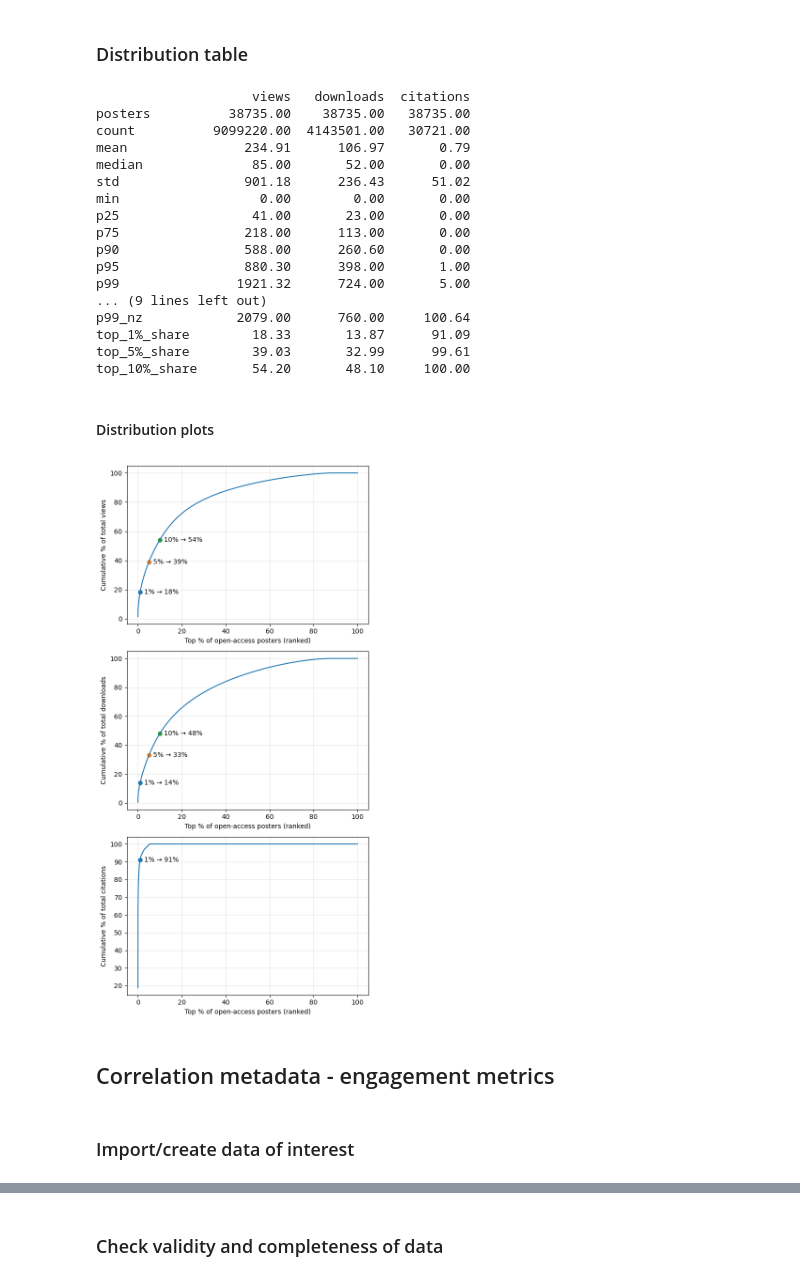
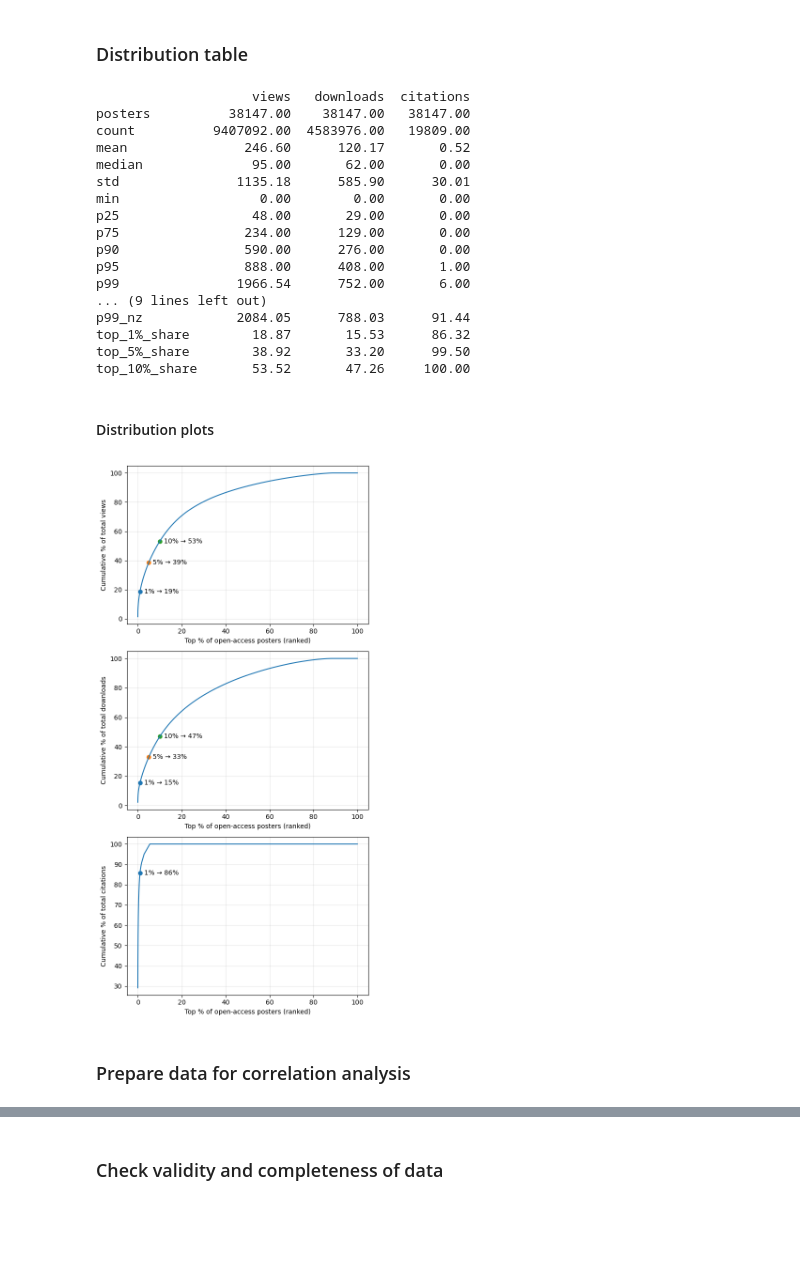
Before and after one commit to fairdataihub/poster-sharing-reuse-paper-code, a Jupyter notebook: poster-reuse.ipynb, the cells around one changed output, grey strips where cells are left out. Drawn from its saved outputs; the diff is of its cells as text; code cells hidden in the pictures; blank space fills up the shorter version.

Commit message:
fix: code for figshare metadata and citations

```diff
--- a/poster-reuse.ipynb
+++ b/poster-reuse.ipynb
@@ -58,7 +59,7 @@ def finalize_df(df):
     count_cols = [c for c in df.columns if c.endswith("_count")]
     float_cols = [c for c in df.columns if c.endswith("_percentage")]
     str_cols = [
-        "doi", "doi_url", "repository_url", "license_name",
+        "doi", "doi_url", "doi_norm", "repository_url", "license_name",
         "creation_date", "other_dates", "files", "repository"
     ]
     year_cols = ["creation_year"]
@@ -683,8 +745,3 @@ Added 19982 citations to the table
 # %%
-df = pd.read_csv("inputs/dataset/derivative/poster-metadata/metadata-combined.csv")
+df = pd.read_csv("inputs/dataset/derivative/poster-reuse/combined-table-for-reuse-analysis.csv")
 df = finalize_df(df)
-df_open = df.copy()
-df_open = df_open[df_open["is_open_access"] == True] #engagement only for open access posters
-print(len(df_open))
-df_open = finalize_df(df_open)
-df_open.head()
@@ -801,9 +849,9 @@ def top_share(df, col, top_pct):
     return top_sum / total
 
 summary = pd.DataFrame({
-    "views": summarize_distribution(df_open, "views"),
-    "downloads": summarize_distribution(df_open, "downloads"),
-    "citations": summarize_distribution(df_open, "citations"),
+    "views": summarize_distribution(df, "views"),
+    "downloads": summarize_distribution(df, "downloads"),
+    "citations": summarize_distribution(df, "citations"),
 })
 
 # Add concentration rows (shares of total)
@@ -822,22 +870,22 @@ summary_rounded = summary_rounded.round(2)
 print(summary_rounded)
 # %% [output]
                     views   downloads  citations
-posters          38735.00    38735.00   38735.00
-count          9099220.00  4143501.00   30721.00
-mean               234.91      106.97       0.79
-median              85.00       52.00       0.00
-std                901.18      236.43      51.02
+posters          38147.00    38147.00   38147.00
+count          9407092.00  4583976.00   19809.00
+mean               246.60      120.17       0.52
+median              95.00       62.00       0.00
+std               1135.18      585.90      30.01
 min                  0.00        0.00       0.00
-p25                 41.00       23.00       0.00
-p75                218.00      113.00       0.00
-p90                588.00      260.60       0.00
-p95                880.30      398.00       1.00
-p99               1921.32      724.00       5.00
+p25                 48.00       29.00       0.00
+p75                234.00      129.00       0.00
+p90                590.00      276.00       0.00
+p95                888.00      408.00       1.00
+p99               1966.54      752.00       6.00
 ... (9 lines left out)
-p99_nz            2079.00      760.00     100.64
-top_1%_share        18.33       13.87      91.09
-top_5%_share        39.03       32.99      99.61
-top_10%_share       54.20       48.10     100.00
+p99_nz            2084.05      788.03      91.44
+top_1%_share        18.87       15.53      86.32
+top_5%_share        38.92       33.20      99.50
+top_10%_share       53.52       47.26     100.00
 # %% [markdown]
 #### Distribution plots
 # %%
@@ -850,41 +898,39 @@ def annotate_top_points(ax, df, col, points=(1, 5, 10)):
     total = x_sorted.sum()
     if total <= 0:
         ax.text(0.5, 0.5, "No data (sum = 0)", ha="center", va="center", transform=ax.transAxes)
         ax.set_xlabel("Top % of posters")
         ax.set_ylabel("Cumulative %")
         ax.grid(True, alpha=0.3)
         return
 
     cum_share = np.cumsum(x_sorted) / total
     top_pct = np.arange(1, len(x_sorted) + 1) / len(x_sorted)
 
     # plot
     ax.plot(top_pct * 100, cum_share * 100)
     for p in points:
         idx = int(np.ceil(len(x_sorted) * (p / 100))) - 1
         idx = max(0, min(idx, len(x_sorted) - 1))
         ax.scatter([p], [cum_share[idx] * 100])
         ax.text(p, cum_share[idx] * 100, f"  {p}% → {cum_share[idx]*100:.0f}%", va="center")
 
     ax.set_xlabel("Top % of open-access posters (ranked)")
     ax.set_ylabel(f"Cumulative % of total {col}")
     ax.grid(True, alpha=0.3)
 
 fig, axes = plt.subplots(3, 1, figsize=(6, 12), sharey=False)
 
-annotate_top_points(axes[0], df_open, "views", points=(1, 5, 10))
-annotate_top_points(axes[1], df_open, "downloads", points=(1, 5, 10))
-annotate_top_points(axes[2], df_open, "citations", points=(1,))
+annotate_top_points(axes[0], df, "views", points=(1, 5, 10))
+annotate_top_points(axes[1], df, "downloads", points=(1, 5, 10))
+annotate_top_points(axes[2], df, "citations", points=(1,))
 
 plt.tight_layout()
 plt.savefig('outputs/poster-reuse/distribution-engagement.png')
 plt.show()
 # %% [output]
-[figure, old version]
+[figure, new version]
-# %% [markdown]
-## Correlation metadata - engagement metrics
 # %% [markdown]
-### Import/create data of interest
+### Prepare data for correlation analysis
 # %%
 METADATA_COLS = [
     "authors_affiliation_percentage",
```
Also changed, not shown: parts of 15 cells of this notebook, 5 other files.
